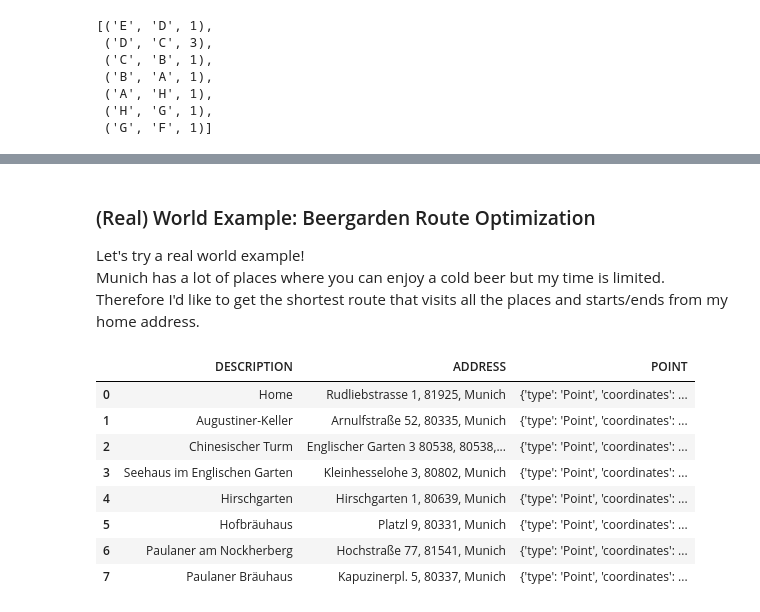
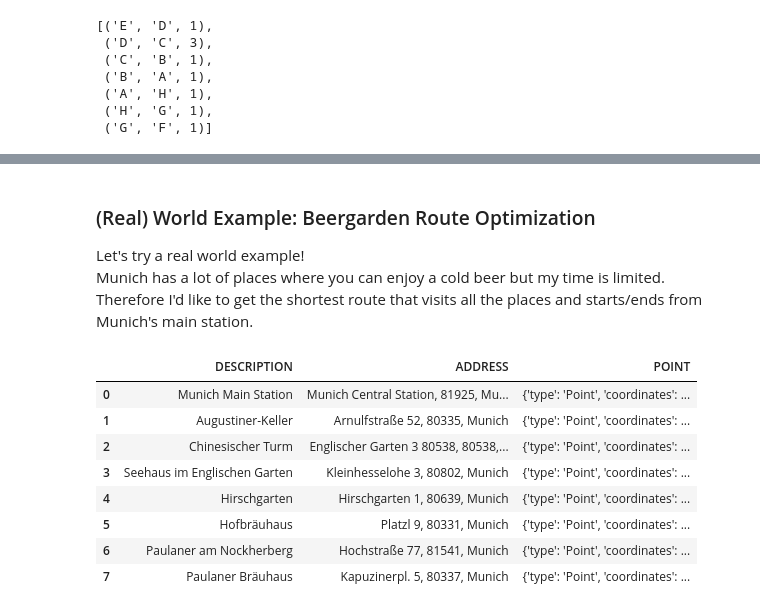
Before and after one commit to Snowflake-Labs/snowpark-python-demos, a Jupyter notebook: Graph Analysis/traveling_salesman_problem.ipynb, the cells around one changed output, grey strips where cells are left out. Cells and saved outputs as stored; diff of their text form; code cells hidden in the pictures.

```diff
--- a/Graph Analysis/traveling_salesman_problem.ipynb
+++ b/Graph Analysis/traveling_salesman_problem.ipynb
@@ -179,35 +181,35 @@ tsp_result.select('GROUP','SRC','DST','DISTANCE').show()
 ### (Real) World Example: Beergarden Route Optimization
 Let's try a real world example!<br>
 Munich has a lot of places where you can enjoy a cold beer but my time is limited.<br>
-Therefore I'd like to get the shortest route that visits all the places and starts/ends from my home address.
+Therefore I'd like to get the shortest route that visits all the places and starts/ends from Munich's main station.
 # %%
 import requests
 import urllib.parse
 from geojson import Point
 
 # Getting LAT/LON from openstreetmap
 def get_point(address):
     url = 'https://nominatim.openstreetmap.org/search/' + urllib.parse.quote(address) +'?format=json'
     response = requests.get(url).json()
     return Point([float(response[0]["lat"]), float(response[0]["lon"])])
 
 # List of locations
 data = [
-    ['Home','Rudliebstrasse 1, 81925, Munich'],
+    ['Munich Main Station','Munich Central Station, 81925, Munich'],
     ['Augustiner-Keller','Arnulfstraße 52, 80335, Munich'],
     ['Chinesischer Turm','Englischer Garten 3 80538, 80538, Munich'],
     ['Seehaus im Englischen Garten','Kleinhesselohe 3, 80802, Munich'],
     ['Hirschgarten','Hirschgarten 1, 80639, Munich'],
     ['Hofbräuhaus','Platzl 9, 80331, Munich'],
     ['Paulaner am Nockherberg','Hochstraße 77, 81541, Munich'],
     ['Paulaner Bräuhaus','Kapuzinerpl. 5, 80337, Munich']
 ]
 data = pd.DataFrame(data, columns=['DESCRIPTION','ADDRESS'])
 data['POINT'] = data.apply(lambda row: get_point(row['ADDRESS']), axis='columns')
 data
 # %% [output]
 |  | DESCRIPTION | ADDRESS | POINT |
-| 0 | Home | Rudliebstrasse 1, 81925, Munich | {'type': 'Point', 'coordinates': ... |
+| 0 | Munich Main Station | Munich Central Station, 81925, Mu... | {'type': 'Point', 'coordinates': ... |
 | 1 | Augustiner-Keller | Arnulfstraße 52, 80335, Munich | {'type': 'Point', 'coordinates': ... |
 | 2 | Chinesischer Turm | Englischer Garten 3 80538, 80538,... | {'type': 'Point', 'coordinates': ... |
 | 3 | Seehaus im Englischen Garten | Kleinhesselohe 3, 80802, Munich | {'type': 'Point', 'coordinates': ... |
```
Also changed, not shown: parts of 16 cells of this notebook.
